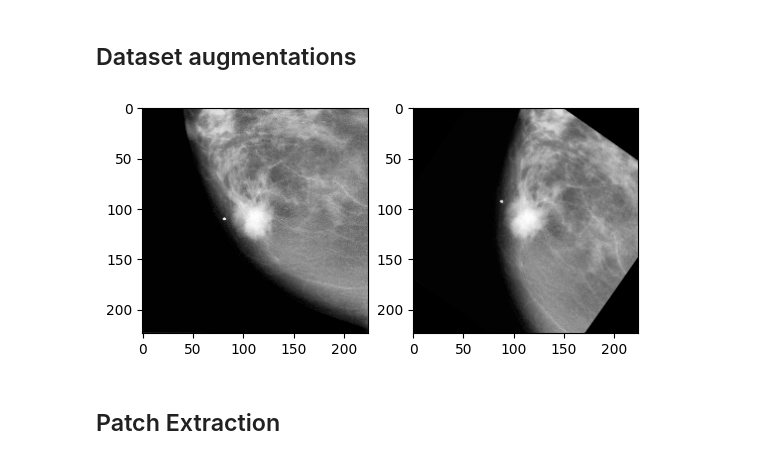
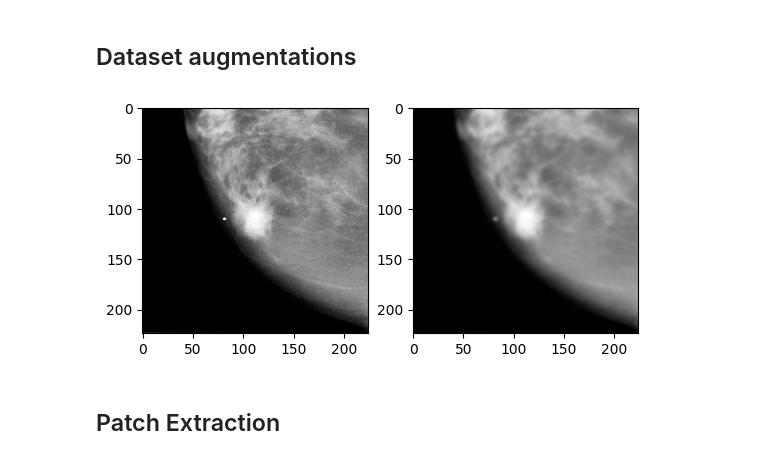
Before and after one commit to KP-AROB/AROB-CBIS-DDSM-Preparation, a Jupyter notebook: playground.ipynb, the cells around one changed output. Saved outputs shown, nothing was run; the diff lists cells and outputs as text; code cells hidden in the pictures.

```diff
--- a/playground.ipynb
+++ b/playground.ipynb
@@ -53,30 +55,36 @@ print(f"{scan_synthetized_image_dir} - Mean: {mean}, Std: {std}")
 # %%
 import cv2
 import albumentations as A
 import matplotlib.pyplot as plt
 
 def augment_image(image_path):
     image = cv2.imread(image_path, cv2.IMREAD_GRAYSCALE)
     augmented = augmentation_pipeline(image=image)['image']
     return image, augmented
 
 augmentation_pipeline = A.Compose([
     A.HorizontalFlip(p=0.5),
     A.VerticalFlip(p=0.5),
-    A.Rotate(limit=45, always_apply=True, border_mode=cv2.BORDER_CONSTANT, p=1.0),
+    A.Rotate(limit=45, border_mode=cv2.BORDER_CONSTANT, p=0.3),
+    A.ElasticTransform(alpha=1, sigma=50, p=0.3),
+    A.RandomBrightnessContrast(brightness_limit=0.2, contrast_limit=0.2, p=0.5),
+    A.GaussNoise(var_limit=(10.0, 50.0), p=0.3),
+    A.GaussianBlur(blur_limit=(3, 7), p=0.3),
+    A.RandomGamma(gamma_limit=(80, 120), p=0.4),
+    A.RandomResizedCrop(height=224, width=224, scale=(0.9, 1.0), p=0.5),
 ])
 
 test_image = './figures/mass_malignant_sample.png'
 original_image, augmented_image = augment_image(test_image)
 
 f, axarr = plt.subplots(1,2)
 
 axarr[0].imshow(original_image, cmap='gray')
 axarr[1].imshow(augmented_image, cmap='gray')
 
 plt.show()
 # %% [output]
-[figure, old version]
+[figure, new version]
 # %% [markdown]
 ## Patch Extraction
 # %%
```
Also changed, not shown: parts of 5 cells of this notebook, 1 other file.
